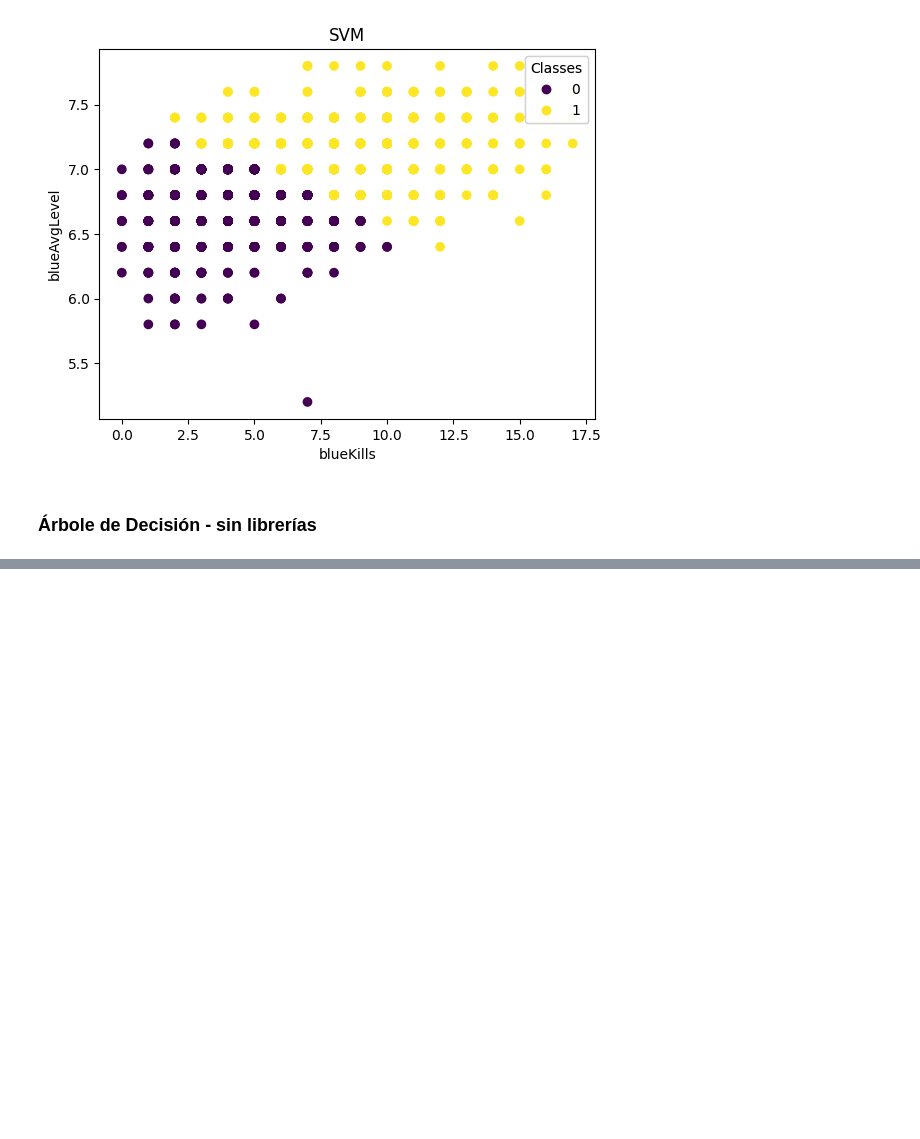
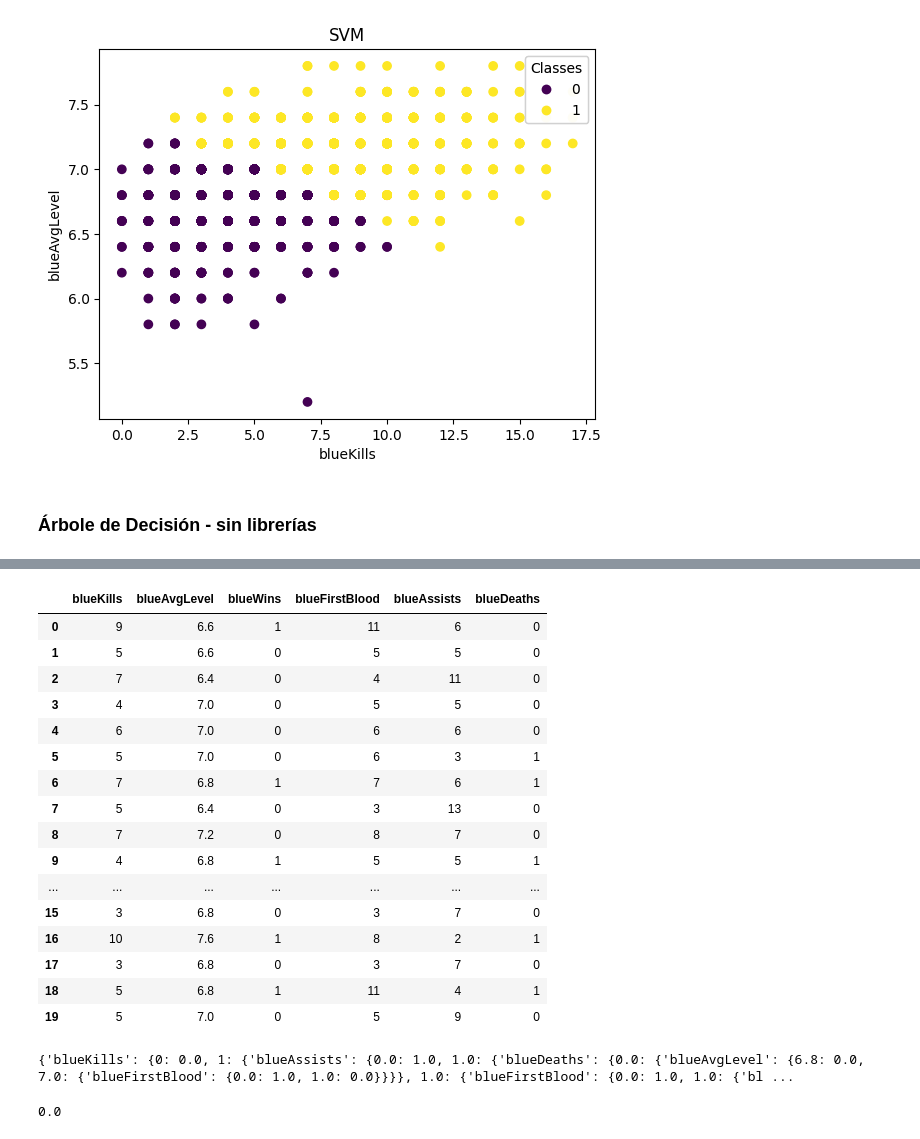
Before and after one commit to jazurdia/Lab02-IA, a Jupyter notebook: Lab02.ipynb, the cells around one changed output, grey strips where cells are left out. Drawn from its saved outputs; the diff is of its cells as text; code cells hidden in the pictures; blank space fills up the shorter version.

```diff
--- a/Lab02.ipynb
+++ b/Lab02.ipynb
@@ -834,0 +809,11 @@ AttributeError: 'Nodo' object has no attribute 'clase'
+# %%
+#Dividir el conjunto de datos en entrenamiento y prueba, tomando el 80% de los datos para entrenamiento y el 20% para prueba
+dataFrameEntreno = pds.DataFrame()
+
+dataFrameEntreno["blueKills"] = pd.iloc[0:int((len(pd)*0.8)), 0]
+dataFrameEntreno["blueAvgLevel"] = pd.iloc[0:int((len(pd)*0.8)), 1]
+dataFrameEntreno["blueWins"] = pd.iloc[0:int((len(pd)*0.8)), 2]
+dataFrameEntreno["blueFirstBlood"] = pd.iloc[0:int((len(pd)*0.8)), 3]
+dataFrameEntreno["blueAssists"] = pd.iloc[0:int((len(pd)*0.8)), 4]
+dataFrameEntreno["blueDeaths"] = pd.iloc[0:int((len(pd)*0.8)), 5]
+dataFrameEntreno.head()
@@ -834,0 +872,26 @@ AttributeError: 'Nodo' object has no attribute 'clase'
+# %%
+dataFrameEntreno.head(20)
+# %% [output]
+|  | blueKills | blueAvgLevel | blueWins | blueFirstBlood | blueAssists | blueDeaths |
+| 0 | 9 | 6.6 | 1 | 11 | 6 | 0 |
+| 1 | 5 | 6.6 | 0 | 5 | 5 | 0 |
+| 2 | 7 | 6.4 | 0 | 4 | 11 | 0 |
+| 3 | 4 | 7.0 | 0 | 5 | 5 | 0 |
+| 4 | 6 | 7.0 | 0 | 6 | 6 | 0 |
+| 5 | 5 | 7.0 | 0 | 6 | 3 | 1 |
+| 6 | 7 | 6.8 | 1 | 7 | 6 | 1 |
+| 7 | 5 | 6.4 | 0 | 3 | 13 | 0 |
+| 8 | 7 | 7.2 | 0 | 8 | 7 | 0 |
+| 9 | 4 | 6.8 | 1 | 5 | 5 | 1 |
+| ... | ... | ... | ... | ... | ... | ... |
+| 15 | 3 | 6.8 | 0 | 3 | 7 | 0 |
+| 16 | 10 | 7.6 | 1 | 8 | 2 | 1 |
+| 17 | 3 | 6.8 | 0 | 3 | 7 | 0 |
+| 18 | 5 | 6.8 | 1 | 11 | 4 | 1 |
+| 19 | 5 | 7.0 | 0 | 5 | 9 | 0 |
+# %%
+# Train the decision tree model
+decision_tree = crearArbol(dataFrameEntreno,dataFrameEntreno,features,label,parent)
+print(decision_tree)
+# %% [output]
+{'blueKills': {0: 0.0, 1: {'blueAssists': {0.0: 1.0, 1.0: {'blueDeaths': {0.0: {'blueAvgLevel': {6.8: 0.0, 7.0: {'blueFirstBlood': {0.0: 1.0, 1.0: 0.0}}}}, 1.0: {'blueFirstBlood': {0.0: 1.0, 1.0: {'bl ...
@@ -834,0 +915,6 @@ AttributeError: 'Nodo' object has no attribute 'clase'
+# %%
+sampleData = {'blueKills': 1, 'blueAvgLevel': 13, 'blueFirstBlood': 0, 'blueAssists': 8, 'blueDeaths': 6}
+sampleData = pds.Series(sampleData)
+print(predict(sampleData, decision_tree))
+# %% [output]
+0.0
```
Also changed, not shown: parts of 16 cells of this notebook.
